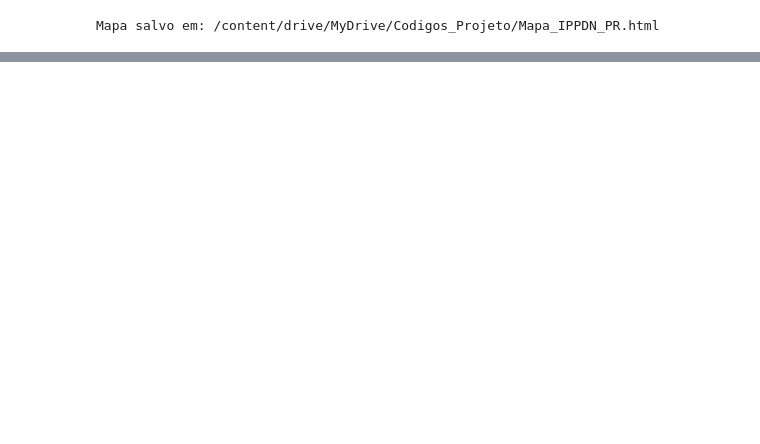
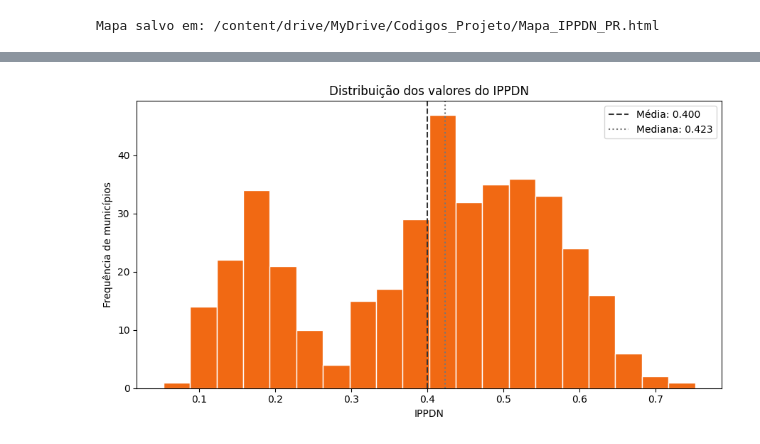
Before and after one commit to vzuza/codigos_amanha, a Jupyter notebook: indice_prioridade_preventiva.ipynb, the cells around one changed output, grey strips where cells are left out. Drawn from its saved outputs; the diff is of its cells as text; code cells hidden in the pictures; blank space fills up the shorter version.

```diff
--- a/indice_prioridade_preventiva.ipynb
+++ b/indice_prioridade_preventiva.ipynb
@@ -817,0 +860,35 @@ Mapa salvo em: /content/drive/MyDrive/Codigos_Projeto/Mapa_IPPDN_PR.html
+# %%
+#Histograma do IPPDN
+
+fig, ax = plt.subplots(figsize=(9, 5))
+
+ax.hist(
+    df_ippdn['IPPDN'],
+    bins=20,
+    color='#f16913',
+    edgecolor='white'
+)
+
+ax.axvline(
+    df_ippdn['IPPDN'].mean(),
+    color='#333333',
+    linestyle='--',
+    label=f"Média: {df_ippdn['IPPDN'].mean():.3f}"
+)
+
+ax.axvline(
+    df_ippdn['IPPDN'].median(),
+    color='#777777',
+    linestyle=':',
+    label=f"Mediana: {df_ippdn['IPPDN'].median():.3f}"
+)
+
+ax.set_title('Distribuição dos valores do IPPDN')
+ax.set_xlabel('IPPDN')
+ax.set_ylabel('Frequência de municípios')
+ax.legend()
+
+plt.tight_layout()
+plt.show()
+# %% [output]
+[figure, added]
```
Also changed, not shown: parts of 4 cells of this notebook.
